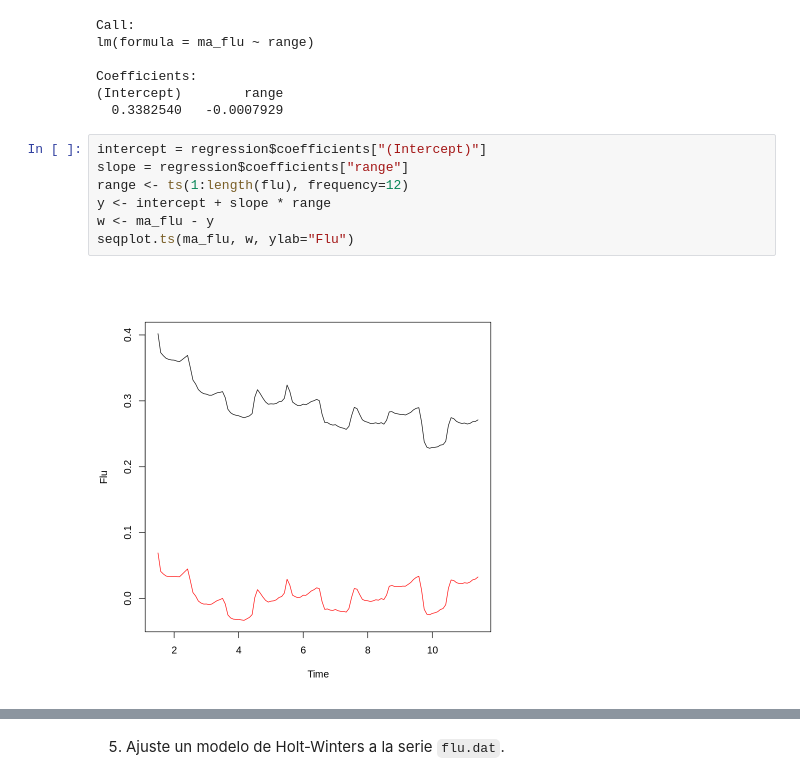
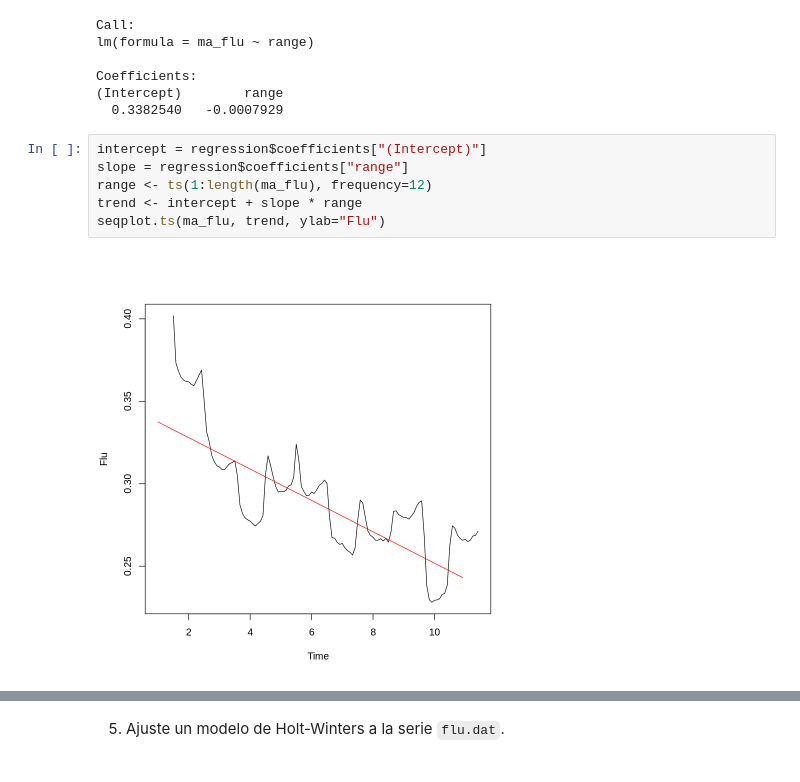
Before and after one commit to brunomb97/mat267-proyectos, a Jupyter notebook: proyecto01/proyecto01.ipynb, the cells around one changed output, grey strips where cells are left out. Cells and saved outputs as stored; diff of their text form.

```diff
--- a/proyecto01/proyecto01.ipynb
+++ b/proyecto01/proyecto01.ipynb
@@ -89,9 +82,8 @@ Coefficients:
 # %%
 intercept = regression$coefficients["(Intercept)"]
 slope = regression$coefficients["range"]
-range <- ts(1:length(flu), frequency=12)
-y <- intercept + slope * range
-w <- ma_flu - y
-seqplot.ts(ma_flu, w, ylab="Flu")
+range <- ts(1:length(ma_flu), frequency=12)
+trend <- intercept + slope * range
+seqplot.ts(ma_flu, trend, ylab="Flu")
 # %% [output]
-[figure, old version]
+[figure, new version]
```
Also changed, not shown: parts of 26 cells of this notebook.
